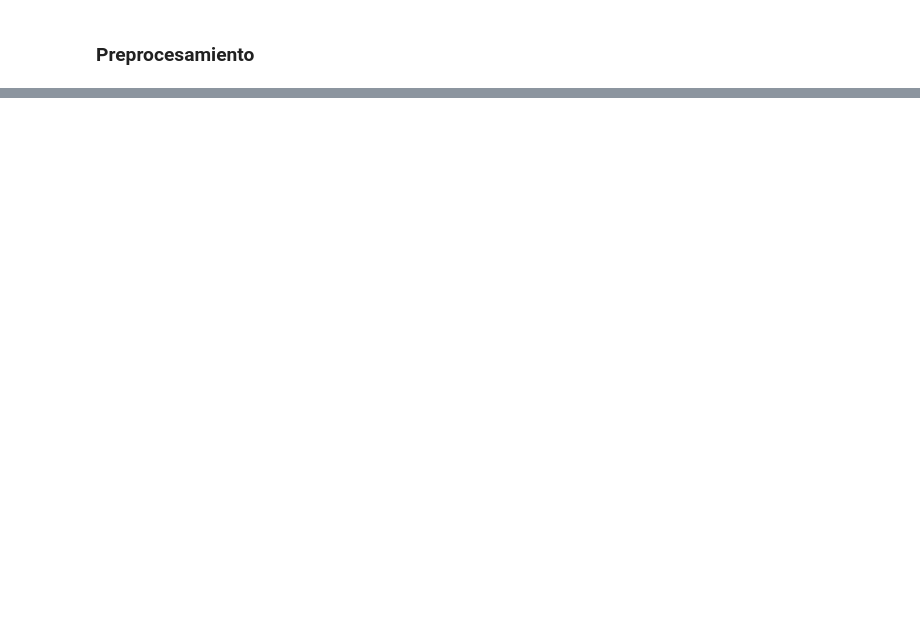
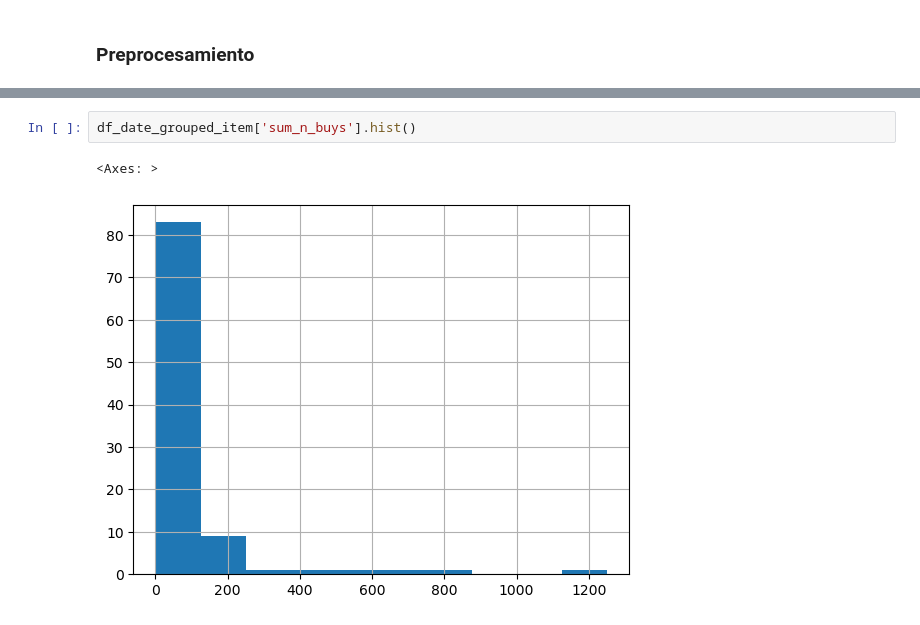
Before and after one commit to ucvia/dm, a Jupyter notebook: labs/eda.ipynb, the cells around one changed output, grey strips where cells are left out. Cells and saved outputs as stored; diff of their text form; blank space fills up the shorter version.

```diff
--- a/labs/eda.ipynb
+++ b/labs/eda.ipynb
@@ -40,0 +99,5 @@ df.head()
+# %%
+df_date_grouped_item['sum_n_buys'].hist()
+# %% [output]
+<Axes: >
+[figure, added]
```
Also changed, not shown: parts of 10 cells of this notebook, 1 other file.
